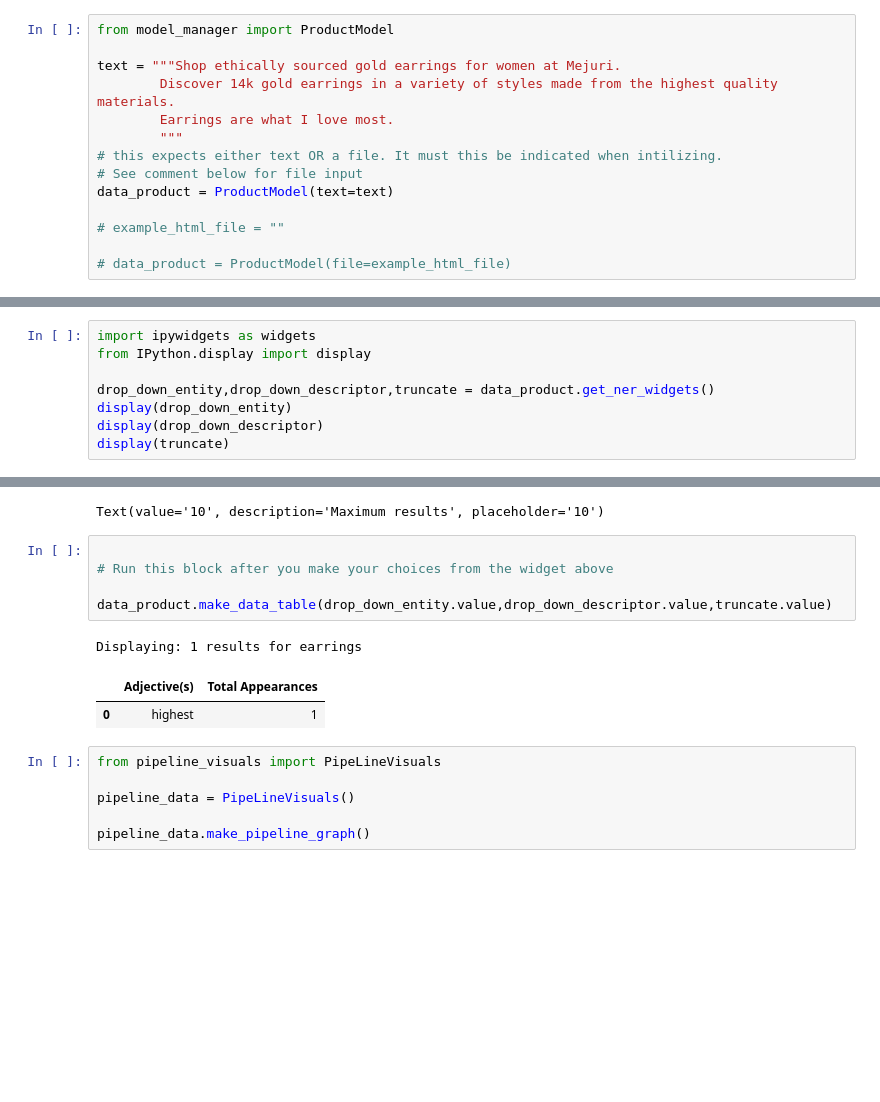
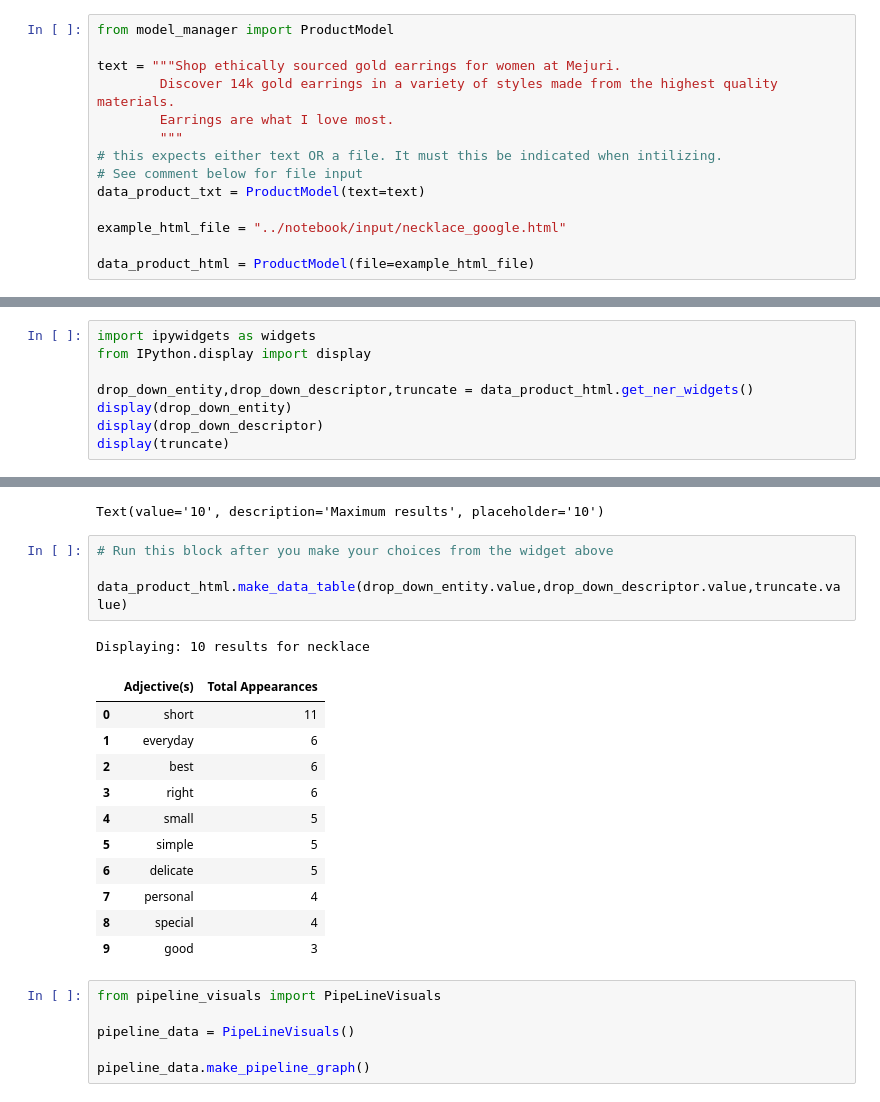
Before and after one commit to maddy-foley/capstone, a Jupyter notebook: notebook/Main.ipynb, the cells around one changed output, grey strips where cells are left out. Drawn from its saved outputs; the diff is of its cells as text; blank space fills up the shorter version.

```diff
--- a/notebook/Main.ipynb
+++ b/notebook/Main.ipynb
@@ -7,9 +7,9 @@ text = """Shop ethically sourced gold earrings for women at Mejuri.
         """
 # this expects either text OR a file. It must this be indicated when intilizing.
 # See comment below for file input
-data_product = ProductModel(text=text)
+data_product_txt = ProductModel(text=text)
 
-# example_html_file = ""
+example_html_file = "../notebook/input/necklace_google.html"
 
-# data_product = ProductModel(file=example_html_file)
+data_product_html = ProductModel(file=example_html_file)
 # %%
@@ -22,7 +42,7 @@ Earrings are what I love most.
 import ipywidgets as widgets
 from IPython.display import display
 
-drop_down_entity,drop_down_descriptor,truncate = data_product.get_ner_widgets()
+drop_down_entity,drop_down_descriptor,truncate = data_product_html.get_ner_widgets()
 display(drop_down_entity)
 display(drop_down_descriptor)
 display(truncate)
@@ -31,14 +51,22 @@ display(truncate)
 Dropdown(description='Descriptor', options=('Adjective(s)', 'Noun(s)', 'Adverb(s)', 'Compound Noun(s)', 'Descr…
 Text(value='10', description='Maximum results', placeholder='10')
 # %%
-
 # Run this block after you make your choices from the widget above
 
-data_product.make_data_table(drop_down_entity.value,drop_down_descriptor.value,truncate.value)
+data_product_html.make_data_table(drop_down_entity.value,drop_down_descriptor.value,truncate.value)
 # %% [output]
-Displaying: 1 results for earrings
+Displaying: 10 results for necklace
 |  | Adjective(s) | Total Appearances |
-| 0 | highest | 1 |
+| 0 | short | 11 |
+| 1 | everyday | 6 |
+| 2 | best | 6 |
+| 3 | right | 6 |
+| 4 | small | 5 |
+| 5 | simple | 5 |
+| 6 | delicate | 5 |
+| 7 | personal | 4 |
+| 8 | special | 4 |
+| 9 | good | 3 |
 # %%
 from pipeline_visuals import PipeLineVisuals
 
```
Also changed, not shown: parts of 2 cells of this notebook, 23 other files.
